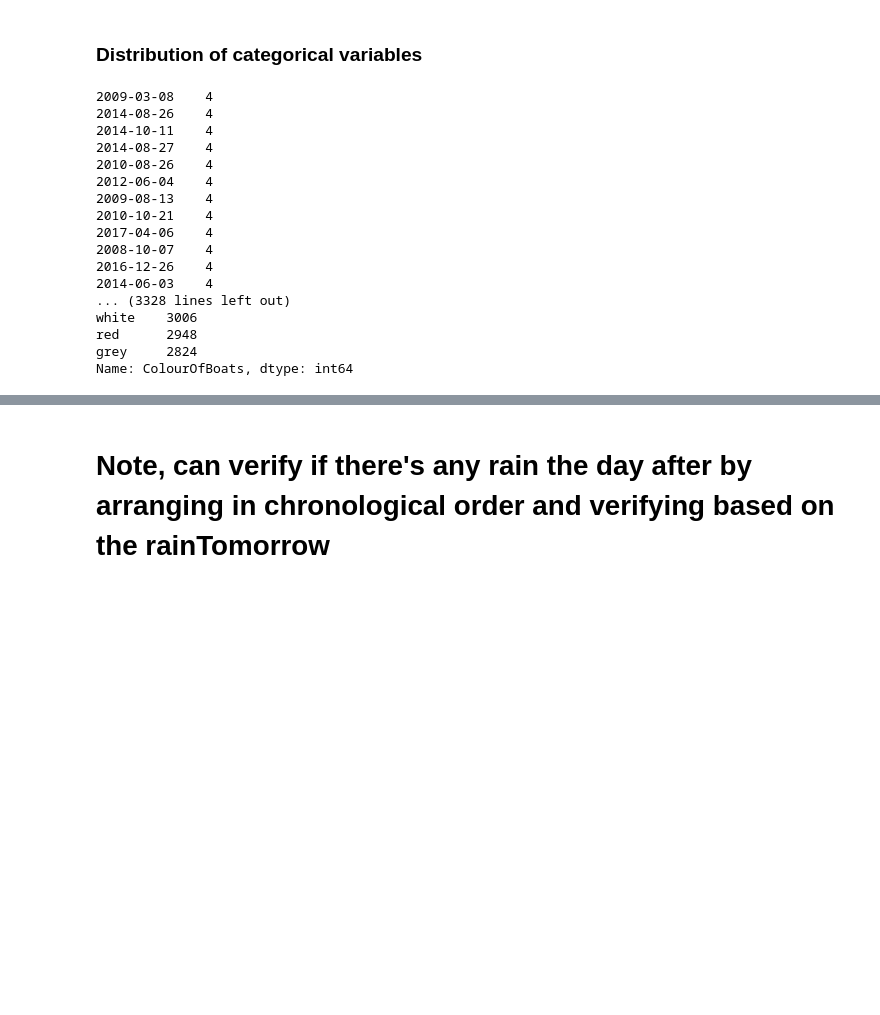
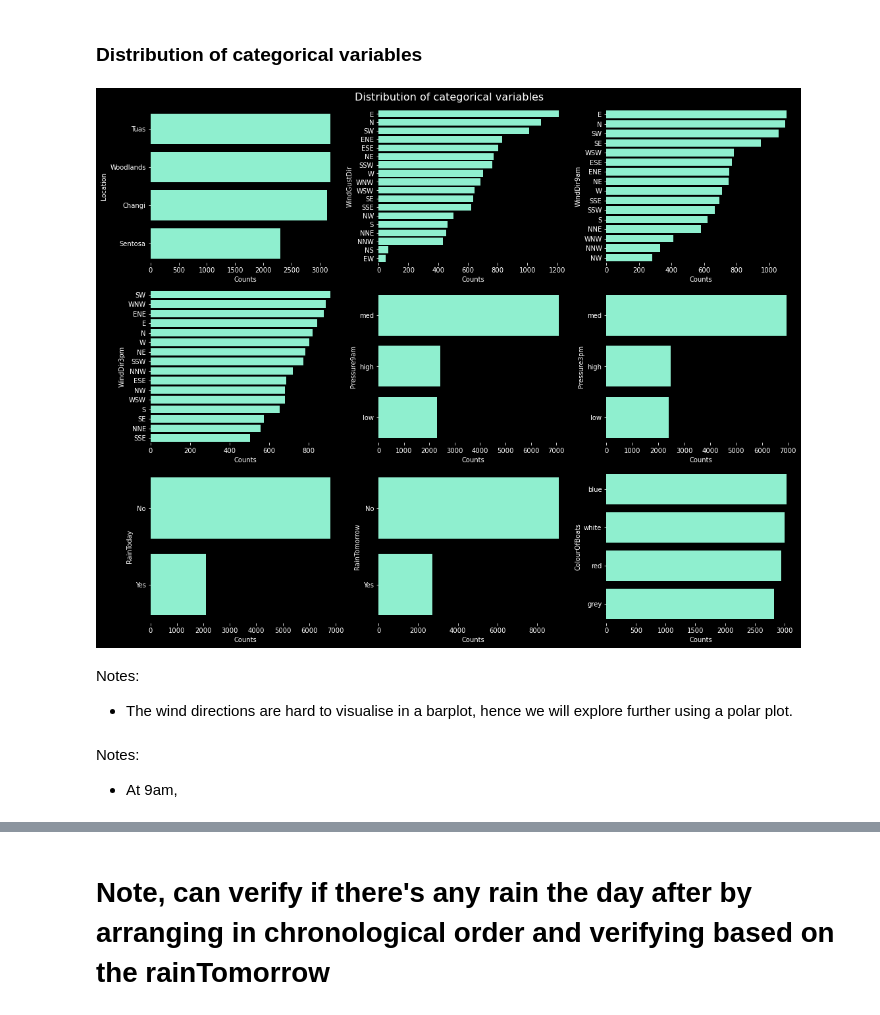
Before and after one commit to yap-junyan/aiap14_Yap_Jun_Yan_072F, a Jupyter notebook: eda.ipynb, the cells around one changed output, grey strips where cells are left out. Saved outputs shown, nothing was run; the diff lists cells and outputs as text; code cells hidden in the pictures; blank space fills up the shorter version.

```diff
--- a/eda.ipynb
+++ b/eda.ipynb
@@ -123,24 +119,26 @@ Insights:
 - For the variables with skewed distributions, there might be a need to do a logarithmic transformation before scaling these continuous variables.
 # %% [markdown]
 ### Distribution of categorical variables
-# %%
-for col in df.select_dtypes('object').columns:
-    print(f"{col}: \n", df[col].value_counts(dropna = False))
-# %% [output]
-2009-03-08    4
-2014-08-26    4
-2014-10-11    4
-2014-08-27    4
-2010-08-26    4
-2012-06-04    4
-2009-08-13    4
-2010-10-21    4
-2017-04-06    4
-2008-10-07    4
-2016-12-26    4
-2014-06-03    4
-... (3328 lines left out)
-white    3006
-red      2948
-grey     2824
-Name: ColourOfBoats, dtype: int64
+# %%
+# Change casing to lower-case for pressure columns
+df['Pressure9am'] = df['Pressure9am'].str.lower()
+df['Pressure3pm'] = df['Pressure3pm'].str.lower()
+# %%
+cat_cols = ['Location', 'WindGustDir', 'WindDir9am', 'WindDir3pm', 'Pressure9am', 'Pressure3pm', 'RainToday','RainTomorrow', 'ColourOfBoats']
+fig, ax = plt.subplots(nrows=int(np.ceil(len(cat_cols)/3)), ncols=3, figsize = (15,12))
+
+for i, col in enumerate(cat_cols):
+    ax_curr = ax.flatten()[i]
+    counts_distribution = pd.DataFrame({col : df[col].value_counts().index, 'Counts': df[col].value_counts().values})
+    sns.barplot(x='Counts', y=col,  data = counts_distribution, ax = ax_curr, color='#7FFFD4')
+    sns.despine(left=True, bottom=True)
+
+
+fig.suptitle('Distribution of categorical variables', fontsize=16)
+plt.tight_layout()
+plt.subplots_adjust(top=0.95);
+# %% [output]
+[figure, added]
+# %% [markdown]
+Notes:
+- The wind directions are hard to visualise in a barplot, hence we will explore further using a polar plot.
@@ -146,0 +168,3 @@ Name: ColourOfBoats, dtype: int64
+# %% [markdown]
+Notes:
+- At 9am,
```
Also changed, not shown: parts of 9 cells of this notebook.
